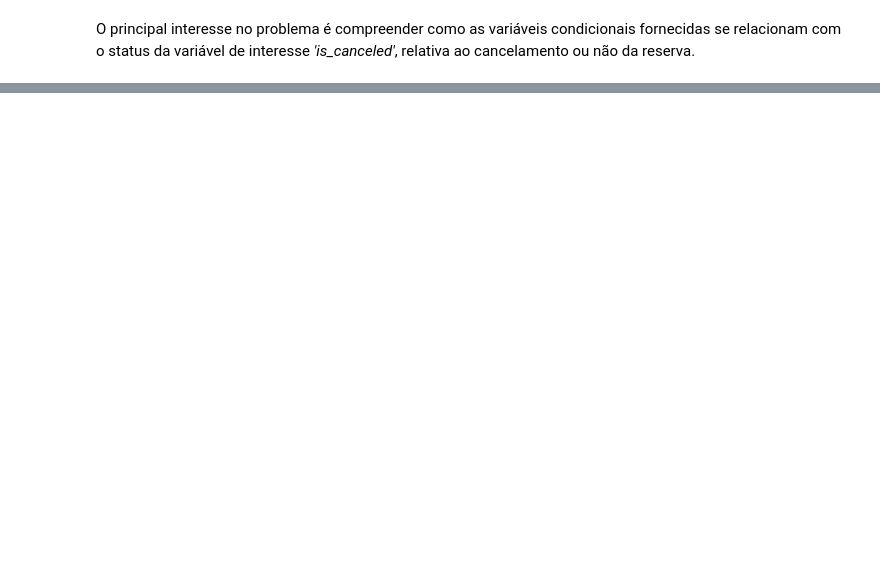
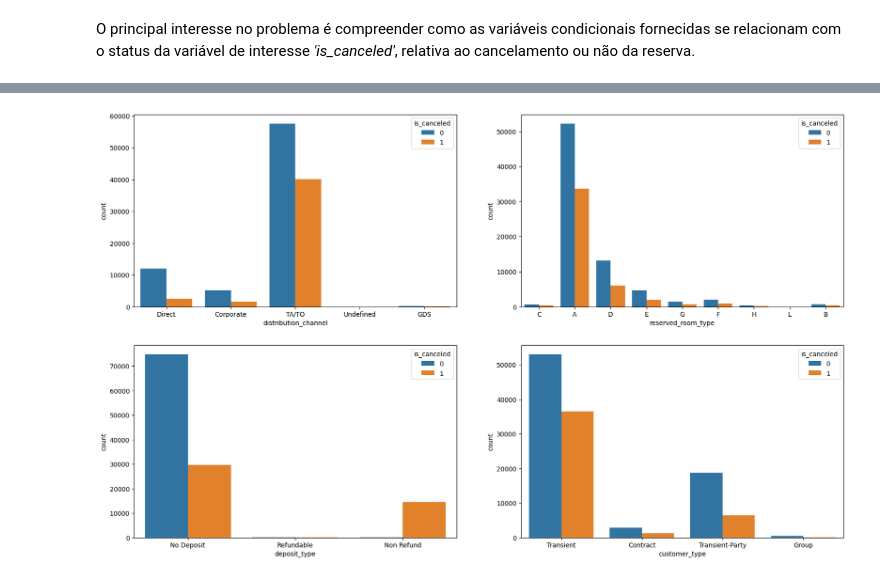
Before and after one commit to fgaraujofh/AEDI, a Jupyter notebook: prova/AEDI_Prova1_Questao2..ipynb, the cells around one changed output, grey strips where cells are left out. Saved outputs shown, nothing was run; the diff lists cells and outputs as text; code cells hidden in the pictures; blank space fills up the shorter version.

```diff
--- a/prova/AEDI_Prova1_Questao2..ipynb
+++ b/prova/AEDI_Prova1_Questao2..ipynb
@@ -100,0 +131,11 @@ plt.show()
+# %%
+# Mais variáveis categóricas
+fig, axarr = plt.subplots(2, 2, figsize=(20, 12))
+sns.countplot(x='distribution_channel', hue='is_canceled', data=df, ax=axarr[0][0])
+sns.countplot(x='reserved_room_type', hue='is_canceled', data=df, ax=axarr[0][1])
+sns.countplot(x='deposit_type', hue='is_canceled', data=df, ax=axarr[1][0])
+sns.countplot(x='customer_type', hue='is_canceled', data=df, ax=axarr[1][1])
+
+plt.show()
+# %% [output]
+[figure, added]
```
Also changed, not shown: parts of 44 cells of this notebook, 2 other files.
